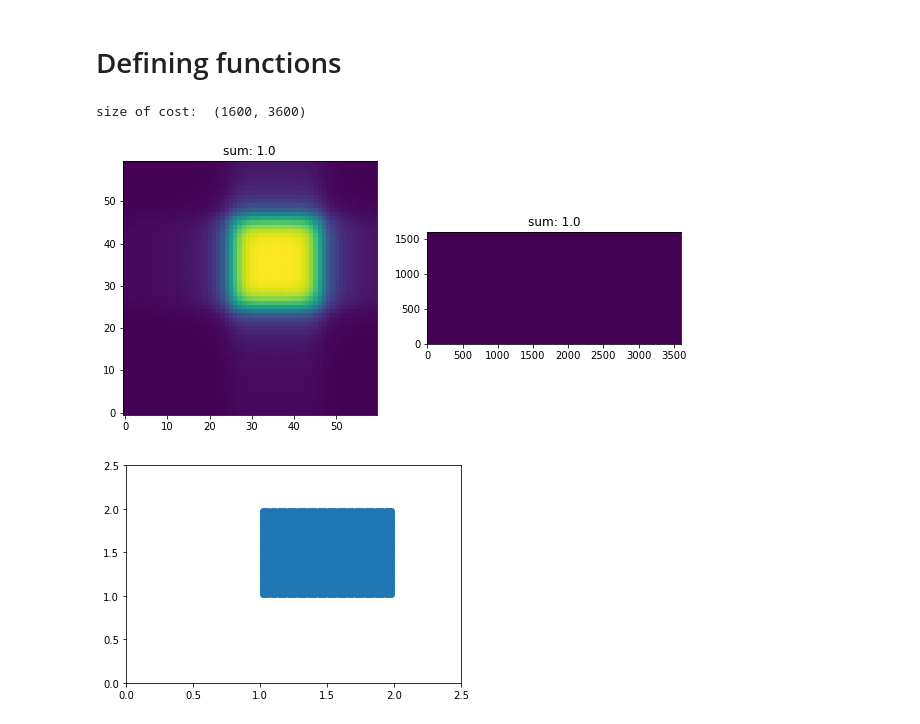
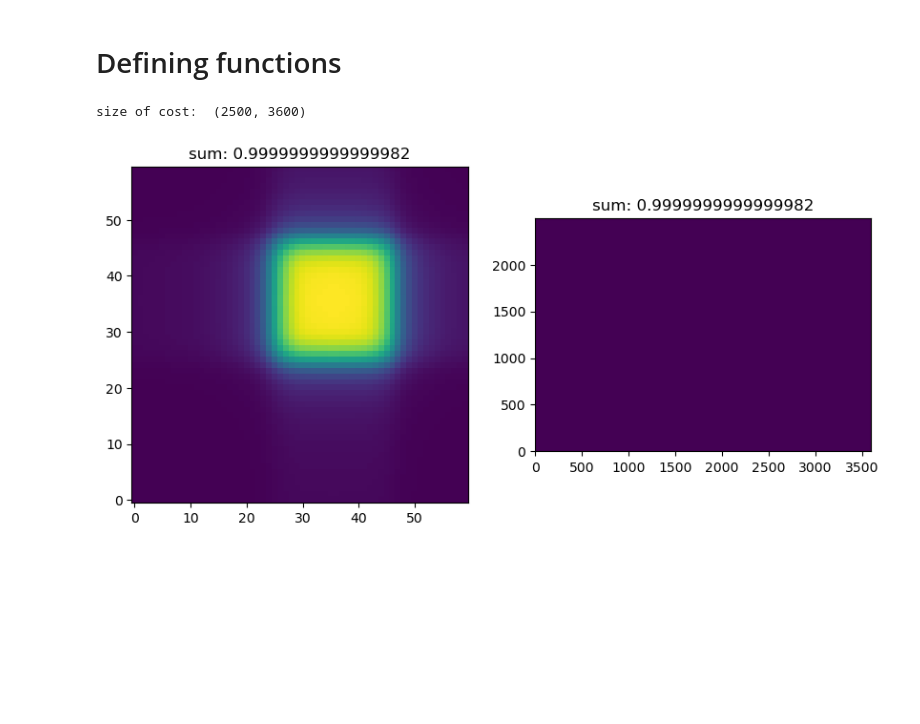
Before and after one commit to wonjunee/screening, a Jupyter notebook: python/screening_entropic.ipynb, the cells around one changed output. Cells and saved outputs as stored; diff of their text form; code cells hidden in the pictures; blank space fills up the shorter version.

```diff
--- a/python/screening_entropic.ipynb
+++ b/python/screening_entropic.ipynb
@@ -197,7 +185,7 @@ from IPython import display
 
 # parameters
 # grid size n x n
-n = 40
+n = 50
 m = 60
 
 # step size for the gradient ascent
@@ -238,6 +226,8 @@ phi_np     = np.zeros((m*m)).astype('float64')
 nu_np      = np.zeros((m*m)).astype('float64')
 psi_eps_np = np.zeros((n*n)).astype('float64')
 rho_np     = np.zeros((m*m)).astype('float64')
+Tx         = np.zeros((n,n)).astype('float64')
+Ty         = np.zeros((n,n)).astype('float64')
 
 
 
@@ -253,47 +243,36 @@ c_transform_forward_cpp(phi_np, psi_np, cost_np)
 fig,ax = plt.subplots(1,2,figsize=(10,5))
 
 # c_transform_epsilon_cpp(psi_eps_np, psi_np, phi_np, cost_np, eps, dx, dy, yMax)
 # compute_nu_and_rho_cpp(nu_np, rho_np, psi_eps_np, phi_np,  cost_np, b_np, epsilon, dx, dy, yMax)
 
 def compute_ctransform_eps(psi_eps_np, phi_np, cost_np, eps, dy):
   psi_eps_np[:] = (np.exp( (-phi_np.reshape((1,-1)) - cost_np)/eps ) * dy*dy).sum(axis=1)
   psi_eps_np[:] = - eps * np.log(psi_eps_np)
 
 compute_ctransform_eps(psi_eps_np, phi_np, cost_np, eps, dy)
 plan = np.exp( (psi_eps_np.reshape((n*n,1)) - phi_np.reshape((1,m*m)) - cost_np)/eps ) * dx*dx * dy*dy
 nu_np[:] = plan.sum(axis=0)
 ax[0].imshow(nu_np.reshape((m,m)), origin='lower')
 ax[0].set_title(f'sum: {np.sum(nu_np)}')
 plan[plan!=0] = 1
 ax[1].imshow(plan, origin='lower')
 ax[1].set_title(f'sum: {np.sum(nu_np)}')
 
 plt.show()
 
 helper = HelperClass(psi, phi, dx, dy)
 
 u = np.zeros((n,n))
 
-Tx = np.zeros((n,n))
-Ty = np.zeros((n,n))
-compute_dx(Tx, psi_np, dx)
-compute_dy(Ty, psi_np, dx)
-Tx = - Tx
-Ty = - Ty
-
-plt.figure()
-plt.scatter(Tx,Ty)
-plt.xlim([0,2.5])
-plt.ylim([0,2.5])
-plt.show()
-
 if cuda:
   phi  = phi.cuda()
   psi  = psi.cuda()
   cost = cost.cuda()
   nu   = nu.cuda()
+
+
+it = 0
 # %% [output]
-size of cost:  (1600, 3600)
+size of cost:  (2500, 3600)
-[figure, old version]
+[figure, new version]
-[figure, removed]
 # %%
```
Also changed, not shown: parts of 6 cells of this notebook, 2 other files.
